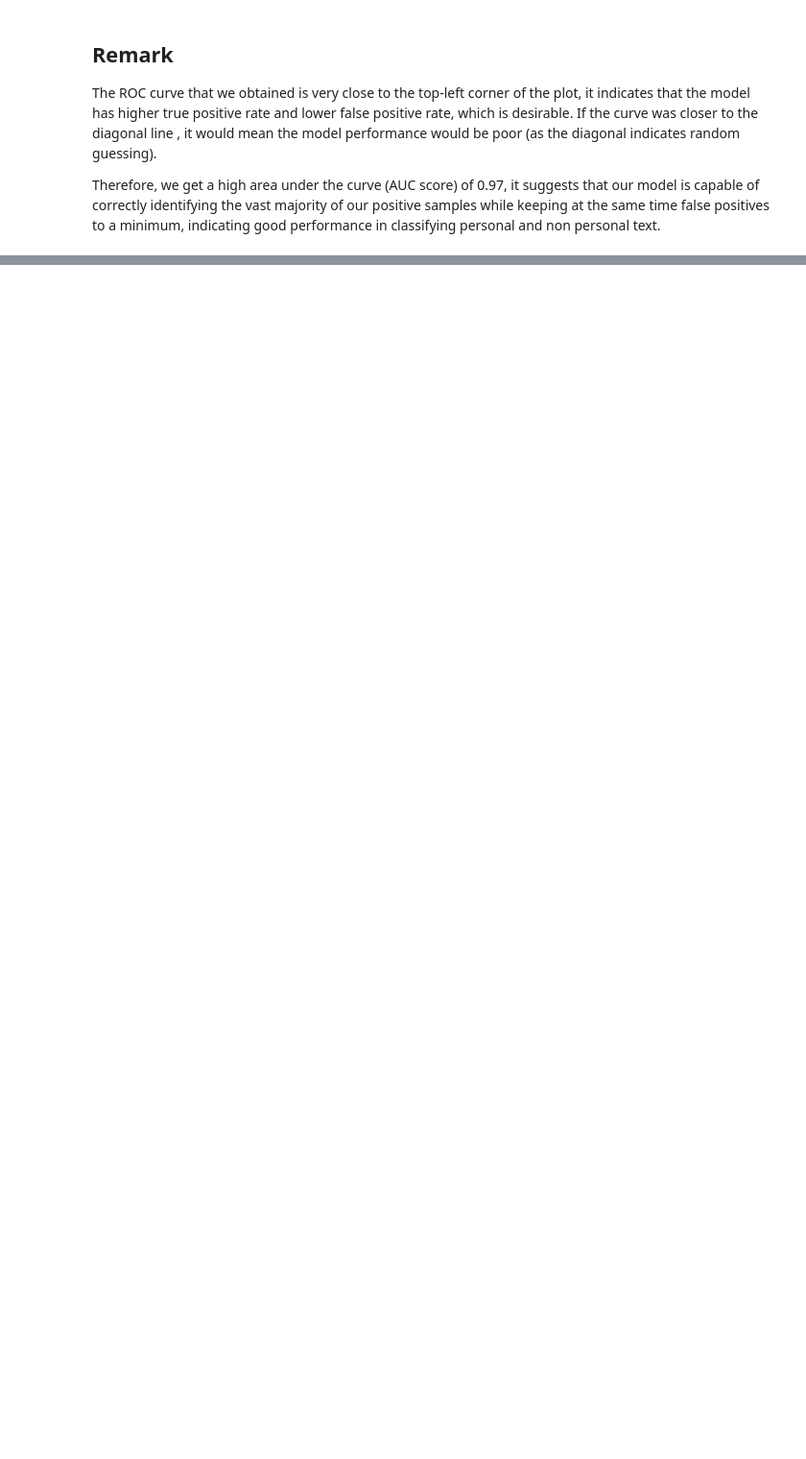
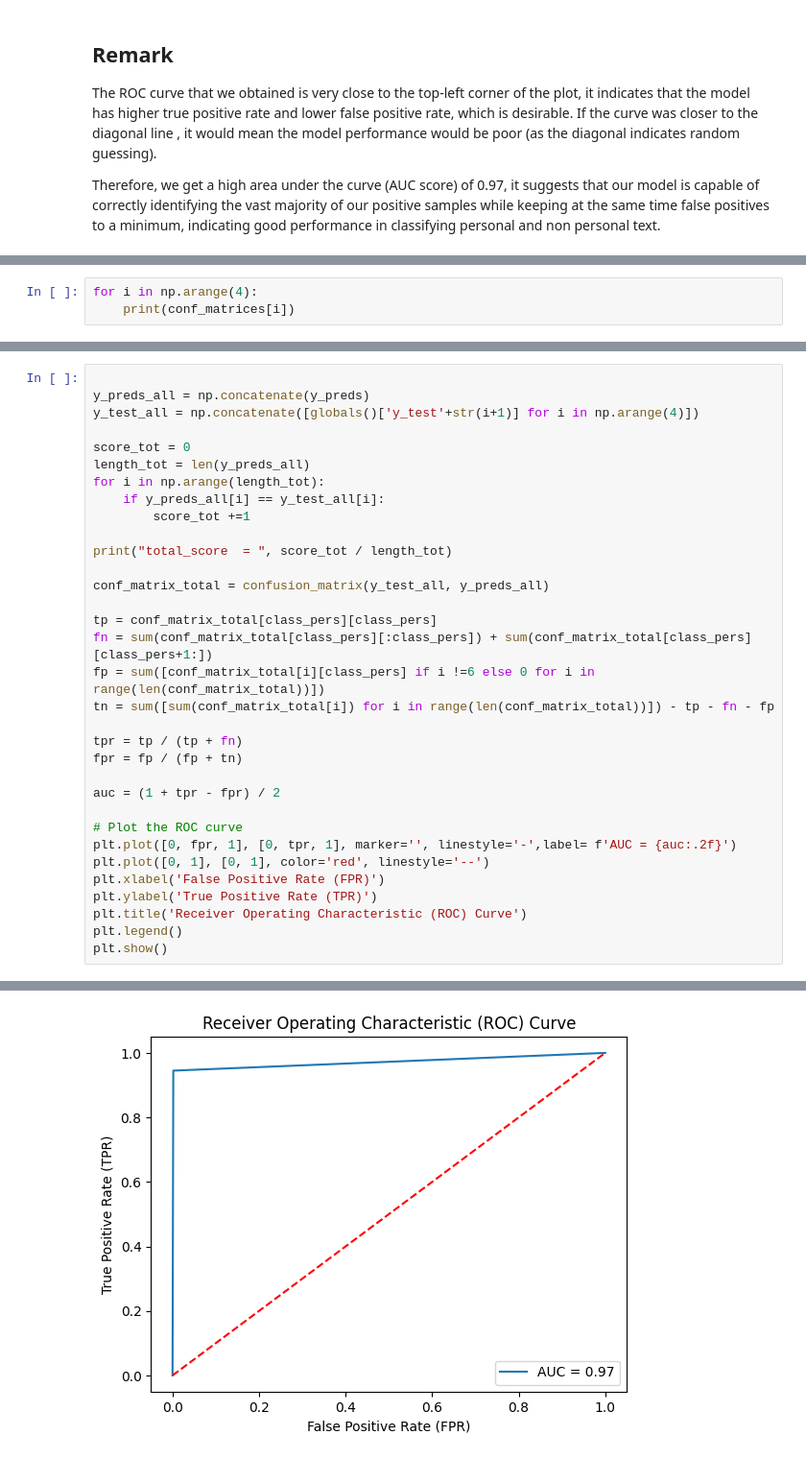
Before and after one commit to francois-reynal/INF442_project, a Jupyter notebook: 1-francois-knn.ipynb, the cells around one changed output, grey strips where cells are left out. Shown at 96% size. Drawn from its saved outputs; the diff is of its cells as text; blank space fills up the shorter version.

```diff
--- a/1-francois-knn.ipynb
+++ b/1-francois-knn.ipynb
@@ -418,0 +753,3 @@ Therefore, we get a high area under the curve (AUC score) of 0.97, it suggests t
+# %%
+for i in np.arange(4):
+    print(conf_matrices[i])
@@ -418,0 +846,34 @@ Therefore, we get a high area under the curve (AUC score) of 0.97, it suggests t
+# %%
+
+y_preds_all = np.concatenate(y_preds)
+y_test_all = np.concatenate([globals()['y_test'+str(i+1)] for i in np.arange(4)])
+
+score_tot = 0
+length_tot = len(y_preds_all)
+for i in np.arange(length_tot):
+    if y_preds_all[i] == y_test_all[i]:
+        score_tot +=1
+
+print("total_score  = ", score_tot / length_tot)
+
+conf_matrix_total = confusion_matrix(y_test_all, y_preds_all)
+
+tp = conf_matrix_total[class_pers][class_pers]
+fn = sum(conf_matrix_total[class_pers][:class_pers]) + sum(conf_matrix_total[class_pers][class_pers+1:])
+fp = sum([conf_matrix_total[i][class_pers] if i !=6 else 0 for i in range(len(conf_matrix_total))])
+tn = sum([sum(conf_matrix_total[i]) for i in range(len(conf_matrix_total))]) - tp - fn - fp
+
+tpr = tp / (tp + fn)
+fpr = fp / (fp + tn)
+
+auc = (1 + tpr - fpr) / 2
+
+# Plot the ROC curve
+plt.plot([0, fpr, 1], [0, tpr, 1], marker='', linestyle='-',label= f'AUC = {auc:.2f}')
+plt.plot([0, 1], [0, 1], color='red', linestyle='--')
+plt.xlabel('False Positive Rate (FPR)')
+plt.ylabel('True Positive Rate (TPR)')
+plt.title('Receiver Operating Characteristic (ROC) Curve')
+plt.legend()
+plt.show()
+# %% [output]
@@ -418,0 +881 @@ Therefore, we get a high area under the curve (AUC score) of 0.97, it suggests t
+[figure, added]
```
Also changed, not shown: parts of 25 cells of this notebook.
